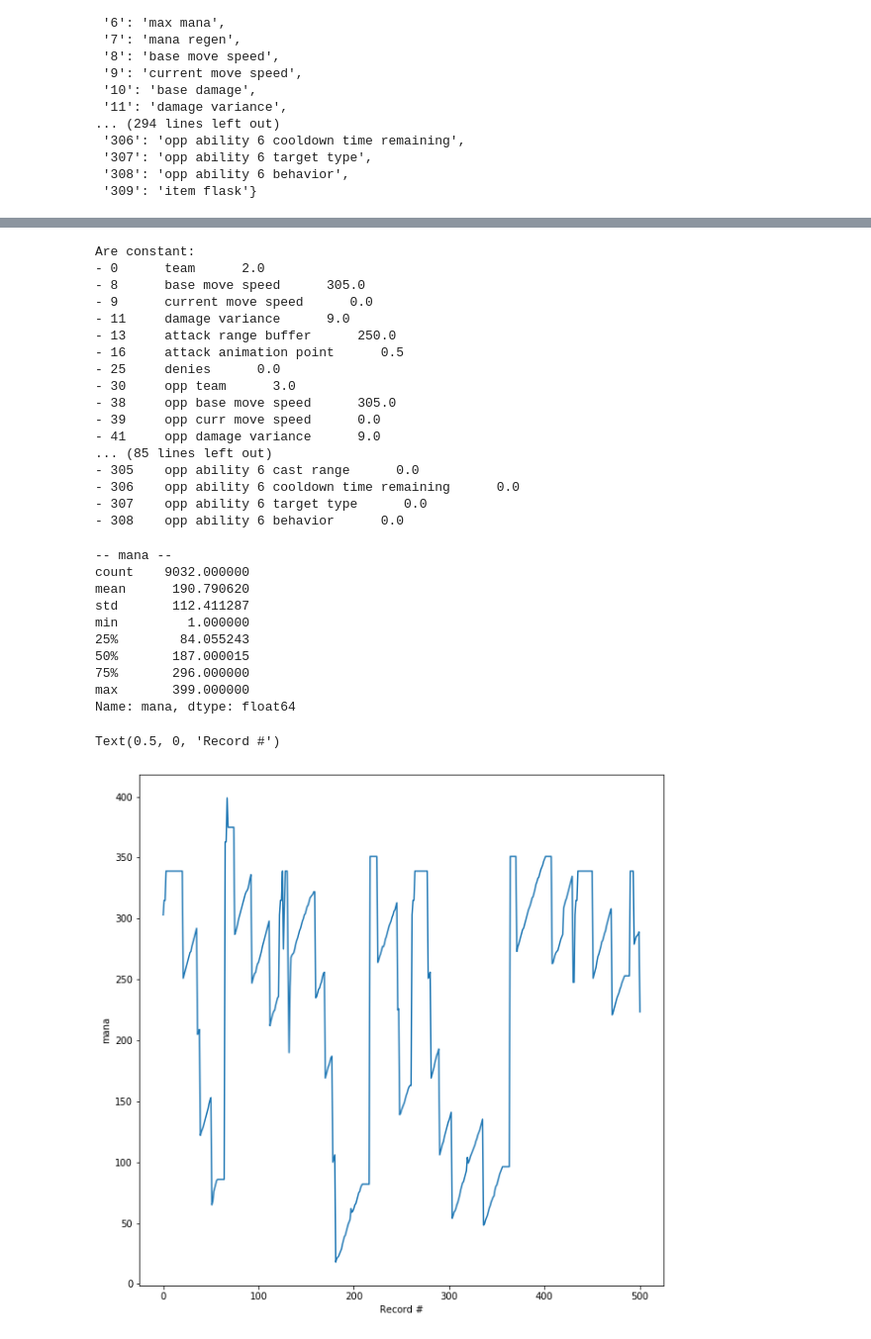
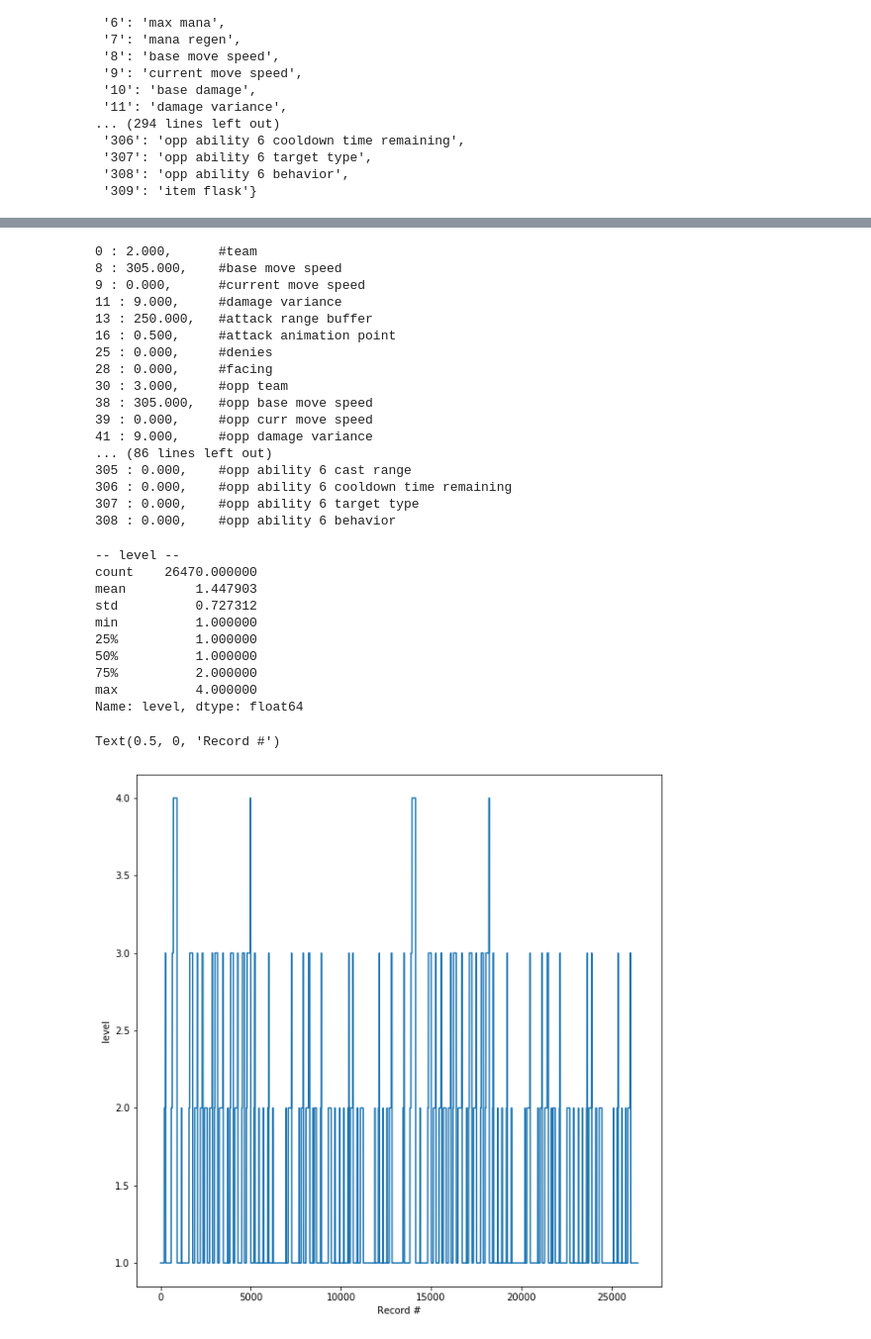
Before and after one commit to TemplierPaul/DOTA2-Evolutionary-Algorithm, a Jupyter notebook: Games analysis.ipynb, the cells around one changed output, grey strips where cells are left out. Shown at 99% size. Drawn from its saved outputs; the diff is of its cells as text; code cells hidden in the pictures.

Commit message:
Removing constant feature

```diff
--- a/Games analysis.ipynb
+++ b/Games analysis.ipynb
@@ -62,3 +30,8 @@ features_list
  '307': 'opp ability 6 target type',
  '308': 'opp ability 6 behavior',
  '309': 'item flask'}
+# %%
+df1 = pd.read_csv("games_data/rd_cumulated_1.csv", index_col=0)
+df2 = pd.read_csv("games_data/rd_cumulated_2.csv", index_col=0)
+df = pd.concat([df1, df1], axis=0)
+len(df)
@@ -65,7 +40,6 @@ features_list
 # %%
-df = pd.read_csv(files[1], index_col=0)
 df = df.drop(columns='action')
-df.columns=features_list.values()
+# df.columns=features_list.values()
 desc = df.describe()
 desc
 # %% [output]
@@ -81,25 +55,24 @@ desc
 8 rows × 310 columns
 # %%
-print("Are constant:")
-for i, v in x.items():
-    if v==1:
-        print("-", i, '\t', features_list[i], end='      ')
-        print(desc [features_list[i]]['mean'])
+# Generate dict {index : constant value}
+for i, v in desc.loc['std'].items():
+    if v == 0:
+        print('%s : %.3f, \t#%s' %(i, desc.loc[:, i]['mean'], features_list[i]))
 # %% [output]
-Are constant:
-- 0      team      2.0
-- 8      base move speed      305.0
-- 9      current move speed      0.0
-- 11     damage variance      9.0
-- 13     attack range buffer      250.0
-- 16     attack animation point      0.5
-- 25     denies      0.0
-- 30     opp team      3.0
-- 38     opp base move speed      305.0
-- 39     opp curr move speed      0.0
-- 41     opp damage variance      9.0
-... (85 lines left out)
-- 305    opp ability 6 cast range      0.0
-- 306    opp ability 6 cooldown time remaining      0.0
-- 307    opp ability 6 target type      0.0
-- 308    opp ability 6 behavior      0.0
+0 : 2.000,      #team
+8 : 305.000,    #base move speed
+9 : 0.000,      #current move speed
+11 : 9.000,     #damage variance
+13 : 250.000,   #attack range buffer
+16 : 0.500,     #attack animation point
+25 : 0.000,     #denies
+28 : 0.000,     #facing
+30 : 3.000,     #opp team
+38 : 305.000,   #opp base move speed
+39 : 0.000,     #opp curr move speed
+41 : 9.000,     #opp damage variance
+... (86 lines left out)
+305 : 0.000,    #opp ability 6 cast range
+306 : 0.000,    #opp ability 6 cooldown time remaining
+307 : 0.000,    #opp ability 6 target type
+308 : 0.000,    #opp ability 6 behavior
@@ -106,23 +183,23 @@ Are constant:
 # %%
-feature = 'mana'
+feature = 'level'
 
 print("-- %s --" %feature)
 print(desc[feature])
-df = df.loc[:500]
+# df = df.loc[:500]
 plt.figure(figsize=(10, 10))
 plt.plot(range(len(df)), df[feature])
 plt.ylabel(feature)
 plt.xlabel("Record #")
 # %% [output]
--- mana --
-count    9032.000000
-mean      190.790620
-std       112.411287
-min         1.000000
-25%        84.055243
-50%       187.000015
-75%       296.000000
-max       399.000000
-Name: mana, dtype: float64
+-- level --
+count    26470.000000
+mean         1.447903
+std          0.727312
+min          1.000000
+25%          1.000000
+50%          1.000000
+75%          2.000000
+max          4.000000
+Name: level, dtype: float64
 Text(0.5, 0, 'Record #')
-[figure, old version]
+[figure, new version]
```
Also changed, not shown: parts of 12 cells of this notebook, 3 other files.
